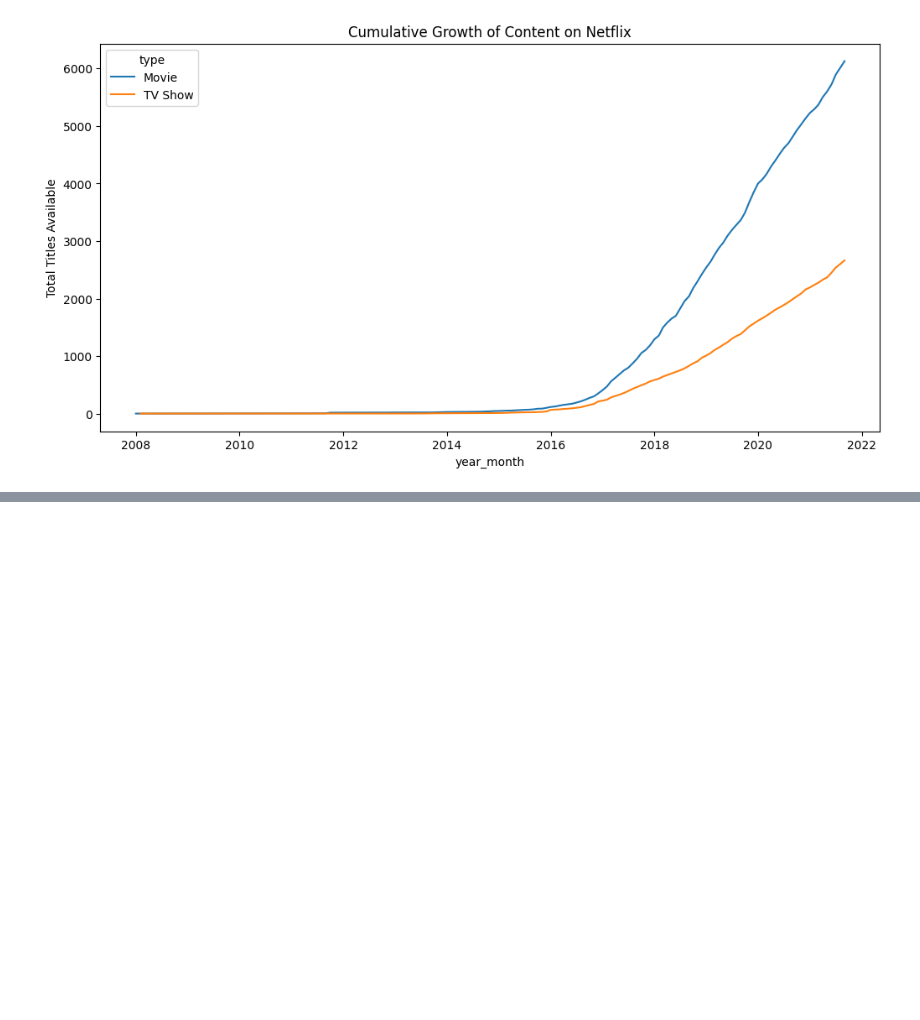
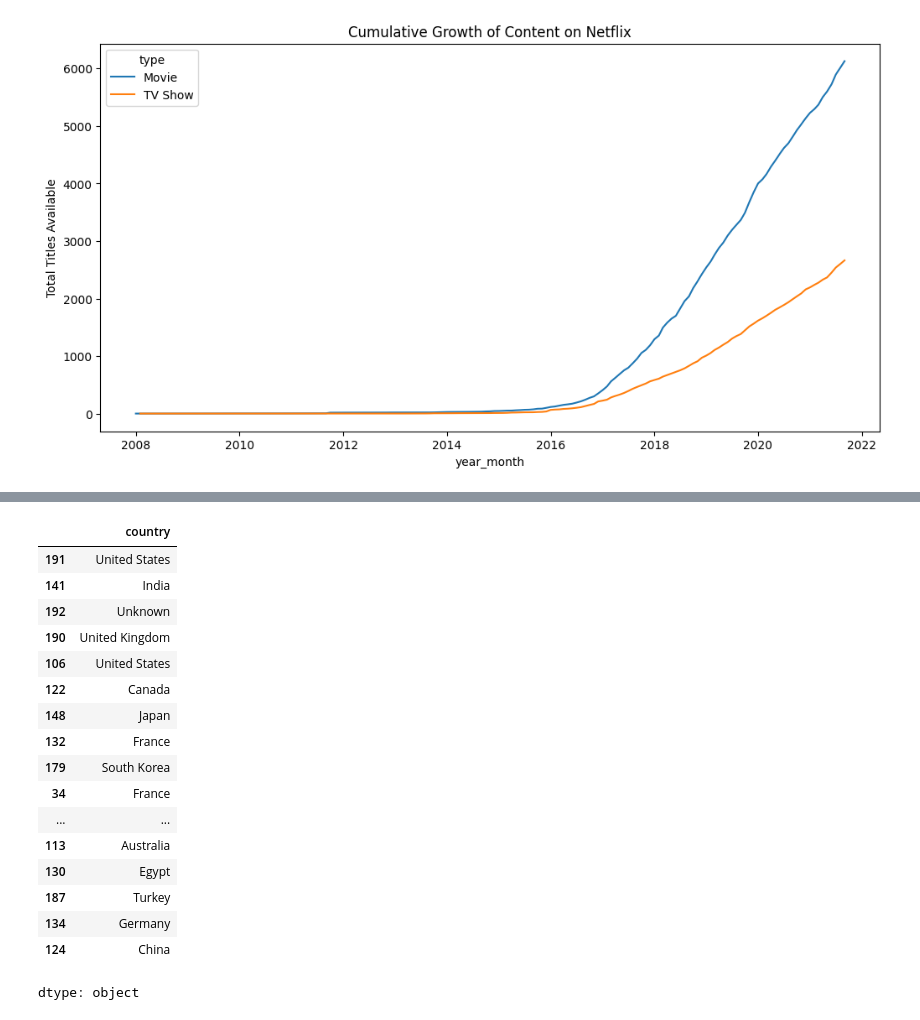
Before and after one commit to akshaykumar2972/Netflix-Data-Analysis, a Jupyter notebook: Netflix_Data_Analysis.ipynb, the cells around one changed output, grey strips where cells are left out. Drawn from its saved outputs; the diff is of its cells as text; code cells hidden in the pictures; blank space fills up the shorter version.

```diff
--- a/Netflix_Data_Analysis.ipynb
+++ b/Netflix_Data_Analysis.ipynb
@@ -399,0 +457,22 @@ plt.show()
+# %%
+#fetching top 20 countries with most number of Movies/Shows produced
+df_exploded.groupby(['country'])['show_id'].count().reset_index(name='count').sort_values('count', ascending=False).head(20)['country']
+# %% [output]
+|  | country |
+| 191 | United States |
+| 141 | India |
+| 192 | Unknown |
+| 190 | United Kingdom |
+| 106 | United States |
+| 122 | Canada |
+| 148 | Japan |
+| 132 | France |
+| 179 | South Korea |
+| 34 | France |
+| ... | ... |
+| 113 | Australia |
+| 130 | Egypt |
+| 187 | Turkey |
+| 134 | Germany |
+| 124 | China |
+dtype: object
```
Also changed, not shown: parts of 10 cells of this notebook.
